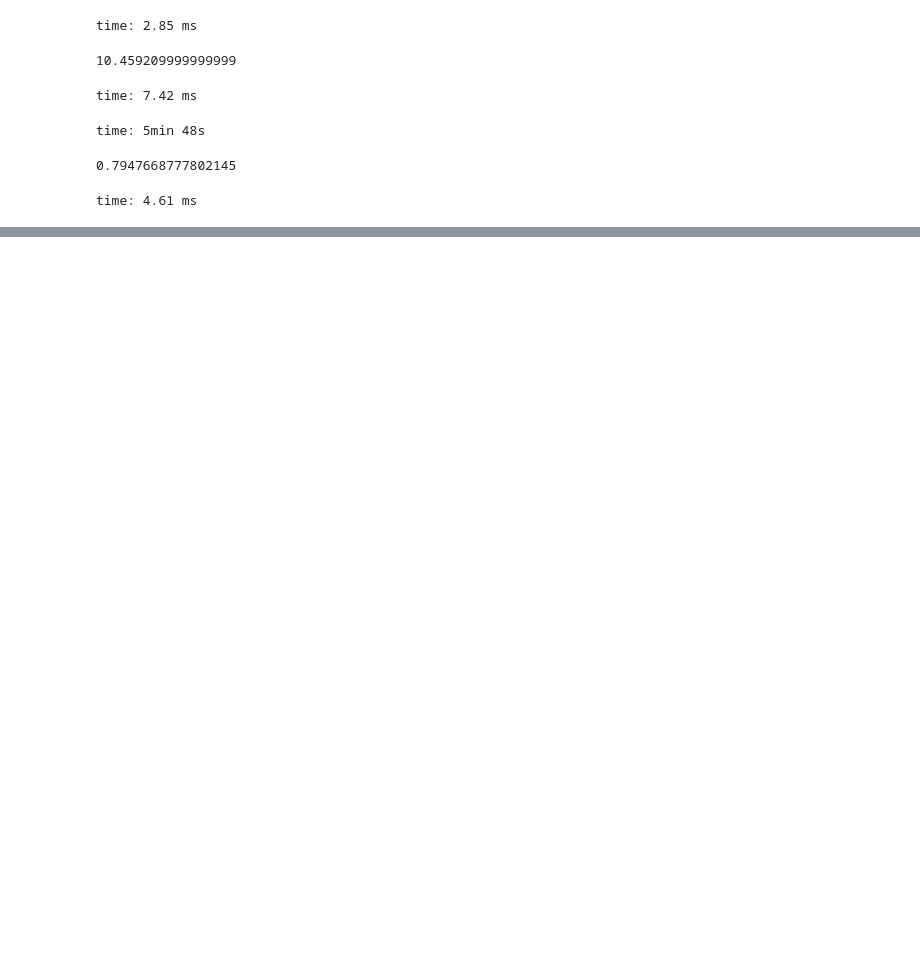
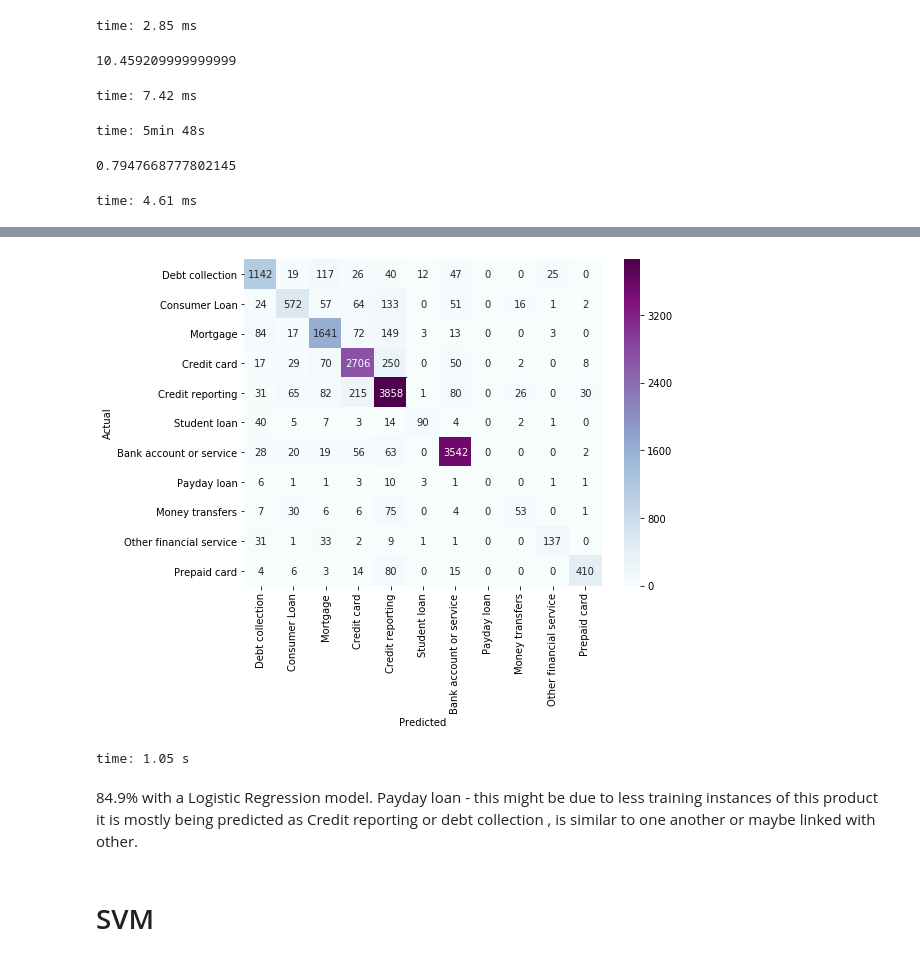
Before and after one commit to richachoudhary/consumer-complaints-classification, a Jupyter notebook: main.ipynb, the cells around one changed output, grey strips where cells are left out. Drawn from its saved outputs; the diff is of its cells as text; code cells hidden in the pictures; blank space fills up the shorter version.

```diff
--- a/main.ipynb
+++ b/main.ipynb
@@ -455,15 +468,9 @@ gs_clf.best_score_
 0.7947668777802145
 time: 4.61 ms
 # %%
-from sklearn.linear_model import LogisticRegression
-text_clf = Pipeline([
-     ('vect', CountVectorizer()),
-     ('tfidf', TfidfTransformer()),
-     ('clf', LogisticRegression()) ])
-
-text_clf.fit(train_x, train_y)
+from sklearn.model_selection import GridSearchCV
+clf = LogisticRegression()
 lr_params = {'C':[int(x) for x in np.linspace(1,10,10)]}
-grid_lr = GridSearchCV(estimator=text_clf,param_grid=lr_params,cv=5,n_jobs=-1)
-grid_lr.fit(train_x,train_y)
-grid_lr.best_score_
+grid_lr = GridSearchCV(estimator=clf,param_grid=lr_params,cv=5,n_jobs=-1)
+grid_lr.fit(X_train_tfidf,train_y)
 # %% [output]
@@ -474,0 +519,3 @@ time: 59.4 s
+# %%
+final_lr = LogisticRegression(C=3)
+final_lr.fit(X_train_tfidf,train_y)
@@ -474,0 +529,3 @@ time: 59.4 s
+# %%
+final_lr_predict = final_lr.predict(X_new_tfidf)
+lr_accuracy = metrics.accuracy_score(final_lr_predict, valid_y)
@@ -474,0 +562,17 @@ time: 59.4 s
+# %%
+from sklearn.metrics import confusion_matrix
+conf_mat = confusion_matrix(valid_y, final_lr_predict)
+fig, ax = plt.subplots(figsize=(8,6))
+sns.heatmap(conf_mat, annot=True, fmt="d", cmap="BuPu",xticklabels=df1['product'].unique(),yticklabels=df1['product'].unique())
+plt.ylabel('Actual')
+plt.xlabel('Predicted')
+plt.show()
+# %% [output]
+[figure, added]
+time: 1.05 s
+# %% [markdown]
+84.9% with a Logistic Regression model.
+Payday loan - this might be due to less training instances of this product
+it is mostly being predicted as Credit reporting or debt collection , is similar to one another or maybe linked with other.
+# %% [markdown]
+# SVM
```
Also changed, not shown: parts of 23 cells of this notebook.
